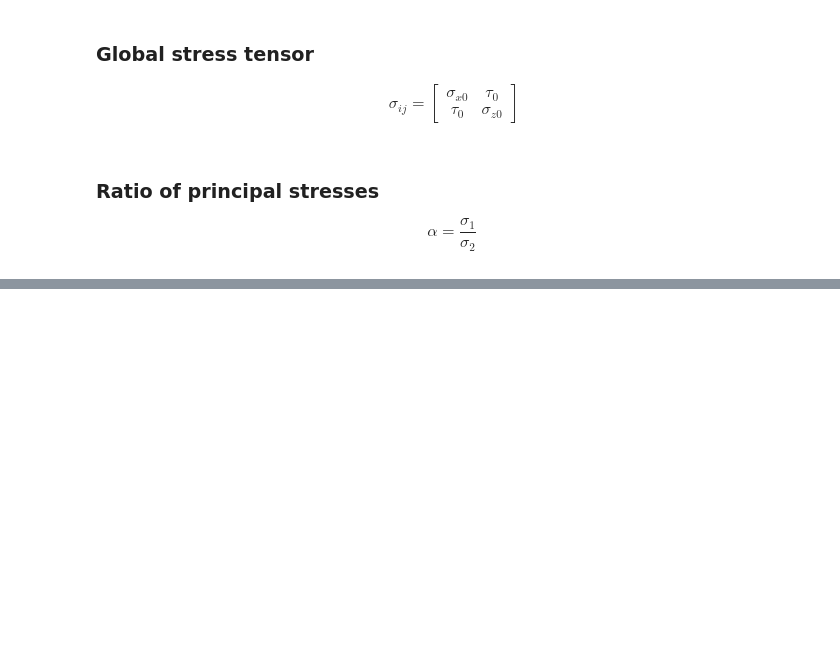
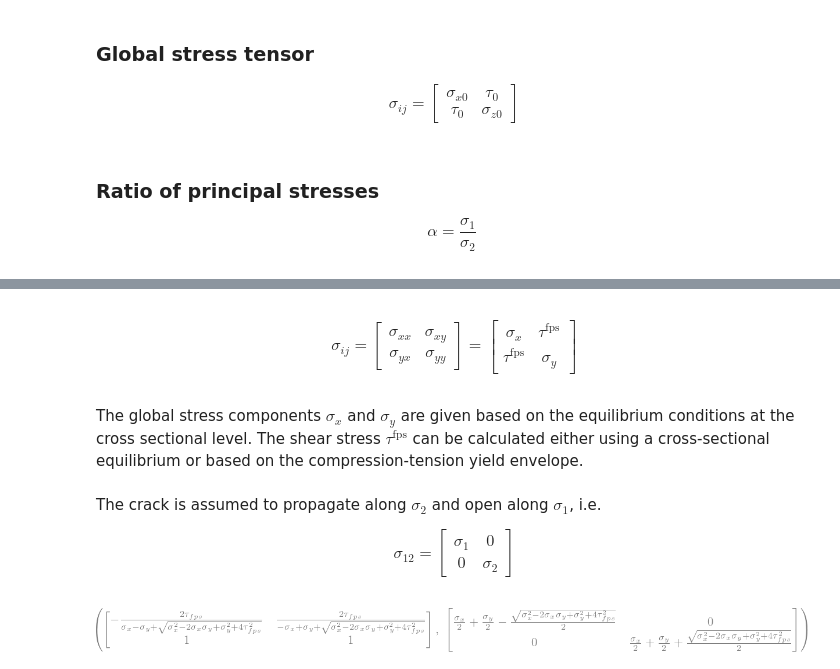
Before and after one commit to bmcs-group/bmcs_shear_zone, a Jupyter notebook: notebooks/fib/crack_tip_martin_concept_implementation.ipynb, the cells around one changed output, grey strips where cells are left out. Cells and saved outputs as stored; diff of their text form; code cells hidden in the pictures; blank space fills up the shorter version.

Commit message:
local shear criterion added

```diff
--- a/notebooks/fib/crack_tip_martin_concept_implementation.ipynb
+++ b/notebooks/fib/crack_tip_martin_concept_implementation.ipynb
@@ -246,0 +255,43 @@ alpha
+# %% [markdown]
+\begin{align}
+\sigma_{ij} =
+\left[
+\begin{array}{cc}
+\sigma_{xx} & \sigma_{xy} \\
+\sigma_{yx} & \sigma_{yy}
+\end{array}
+\right] =
+\left[
+\begin{array}{cc}
+\sigma_{x} & \tau^\mathrm{fps} \\
+\tau^\mathrm{fps} & \sigma_{y}
+\end{array}
+\right]
+\end{align}
+# %% [markdown]
+The global stress components $\sigma_x$ and $\sigma_y$ are given based on the equilibrium conditions at the cross sectional level. The shear stress $\tau^\mathrm{fps}$ can be calculated either using a cross-sectional equilibrium or based on the compression-tension yield envelope.
+# %% [markdown]
+The crack is assumed to propagate along $\sigma_2$ and open along $\sigma_1$, i.e.
+\begin{align}
+\sigma_{12} =
+\left[
+\begin{array}{cc}
+\sigma_1 & 0 \\
+0 & \sigma_2
+\end{array}
+\right]
+\end{align}
+# %%
+tau_fps, sigma_x, sigma_y = sp.symbols(r'tau_fps, sigma_x, sigma_y')
+sigma_1, sigma_2 = sp.symbols(r'sigma_1, sigma_2')
+f_ct, f_cm = sp.symbols(r'f_ct, f_cm', nonnegative=True)
+# %%
+sigma_xy = sp.Matrix([[sigma_x, tau_fps],
+                     [tau_fps, sigma_y]])
+sigma_12 = sp.Matrix([[sigma_1, 0],
+                      [0, sigma_2]])
+# %%
+P_xy, D_xy = sigma_xy.diagonalize()
+P_xy, D_xy
+# %% [output]
+[figure, added]
```
Also changed, not shown: parts of 22 cells of this notebook, 5 other files.
